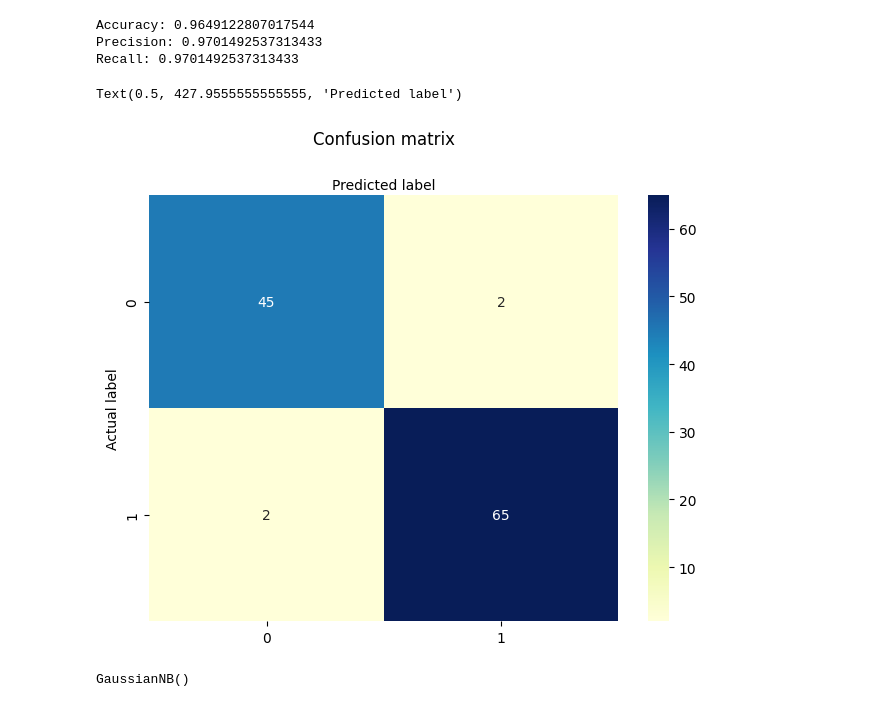
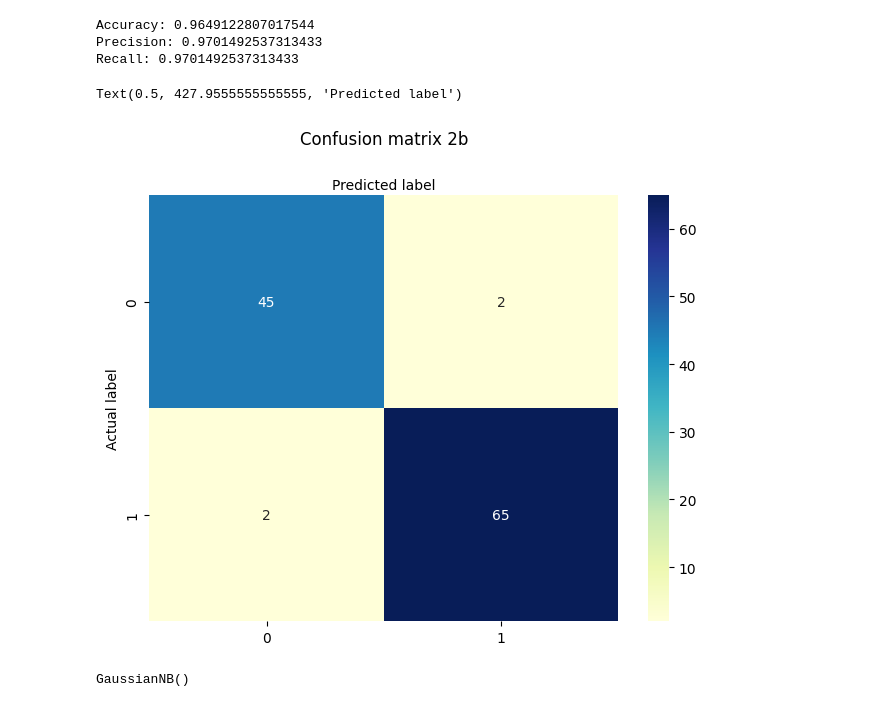
Before and after one commit to Pathin220/4105_ML, a Jupyter notebook: 4105_Hw_3.ipynb, the cells around one changed output. Saved outputs shown, nothing was run; the diff lists cells and outputs as text; code cells hidden in the pictures.

```diff
--- a/4105_Hw_3.ipynb
+++ b/4105_Hw_3.ipynb
@@ -237,19 +238,19 @@ Recall: 0.9701492537313433
 # %%
 class_names=[0,1] # name  of classes
 fig, ax = plt.subplots()
 tick_marks = np.arange(len(class_names))
 plt.xticks(tick_marks, class_names)
 plt.yticks(tick_marks, class_names)
 # create heatmap
 sns.heatmap(pd.DataFrame(cf_matrix), annot=True, cmap="YlGnBu" ,fmt='g')
 ax.xaxis.set_label_position("top")
 plt.tight_layout()
-plt.title('Confusion matrix', y=1.1)
+plt.title('Confusion matrix 2b', y=1.1)
 plt.ylabel('Actual label')
 plt.xlabel('Predicted label')
 # %% [output]
 Text(0.5, 427.9555555555555, 'Predicted label')
-[figure, old version]
+[figure, new version]
 # %%
 #Problem 3
 dataset = datasets.load_breast_cancer()
```
Also changed, not shown: parts of 2 cells of this notebook.
